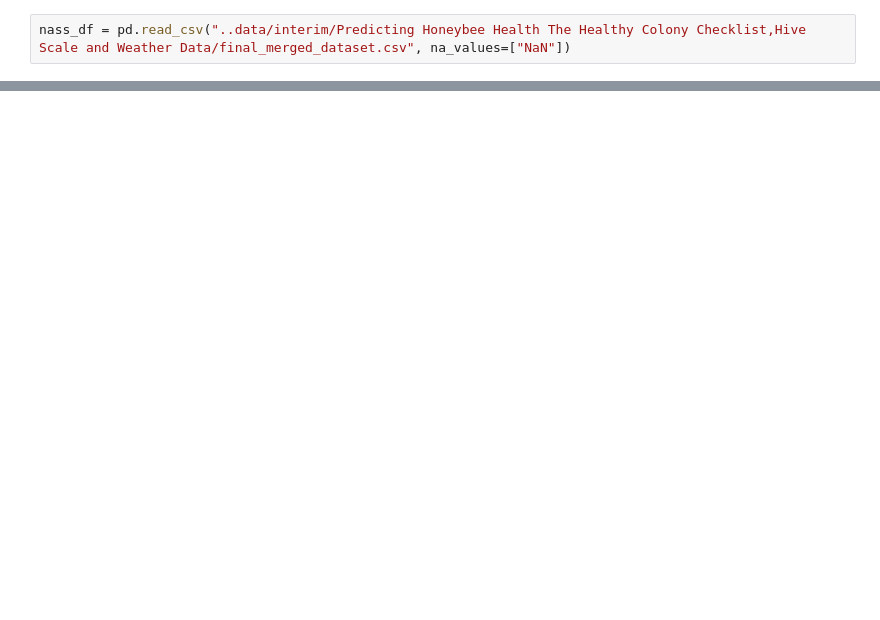
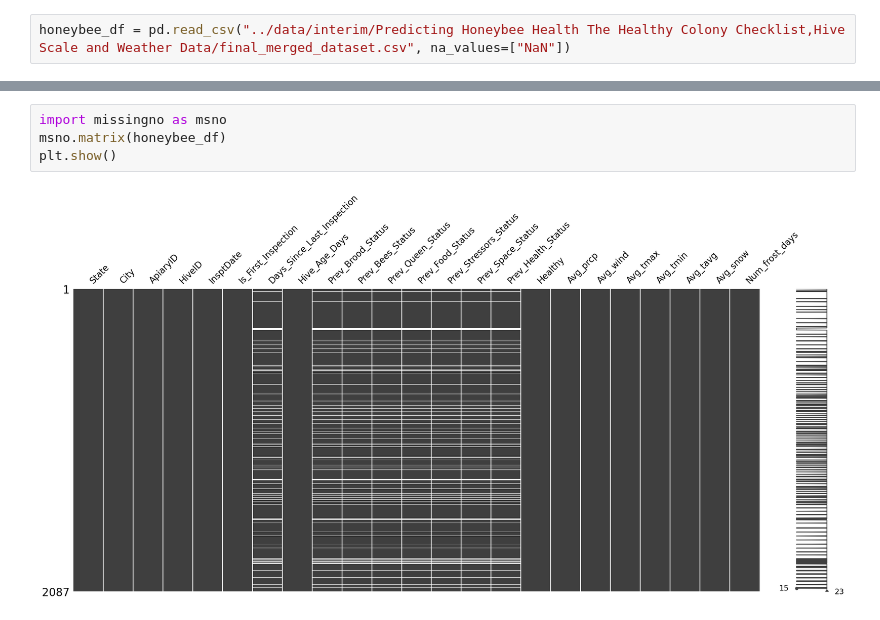
Before and after one commit to Erdos-Projects/fall-2025-bee-health-early-warning-system, a Jupyter notebook: notebooks/Predicting_Honeybee_Health_EDA_RN110425.ipynb, the cells around one changed output, grey strips where cells are left out. Cells and saved outputs as stored; diff of their text form; blank space fills up the shorter version.

```diff
--- a/notebooks/Predicting_Honeybee_Health_EDA_RN110425.ipynb
+++ b/notebooks/Predicting_Honeybee_Health_EDA_RN110425.ipynb
@@ -7,2 +10,2 @@ import seaborn as sns
 # %%
-nass_df = pd.read_csv("..data/interim/Predicting Honeybee Health The Healthy Colony Checklist,Hive Scale and Weather Data/final_merged_dataset.csv", na_values=["NaN"])
+honeybee_df = pd.read_csv("../data/interim/Predicting Honeybee Health The Healthy Colony Checklist,Hive Scale and Weather Data/final_merged_dataset.csv", na_values=["NaN"])
@@ -10,0 +57,6 @@ FileNotFoundError: [Errno 2] No such file or directory: '..data/interim/Predicti
+# %%
+import missingno as msno
+msno.matrix(honeybee_df)
+plt.show()
+# %% [output]
+[figure, added]
```
Also changed, not shown: parts of 26 cells of this notebook.
